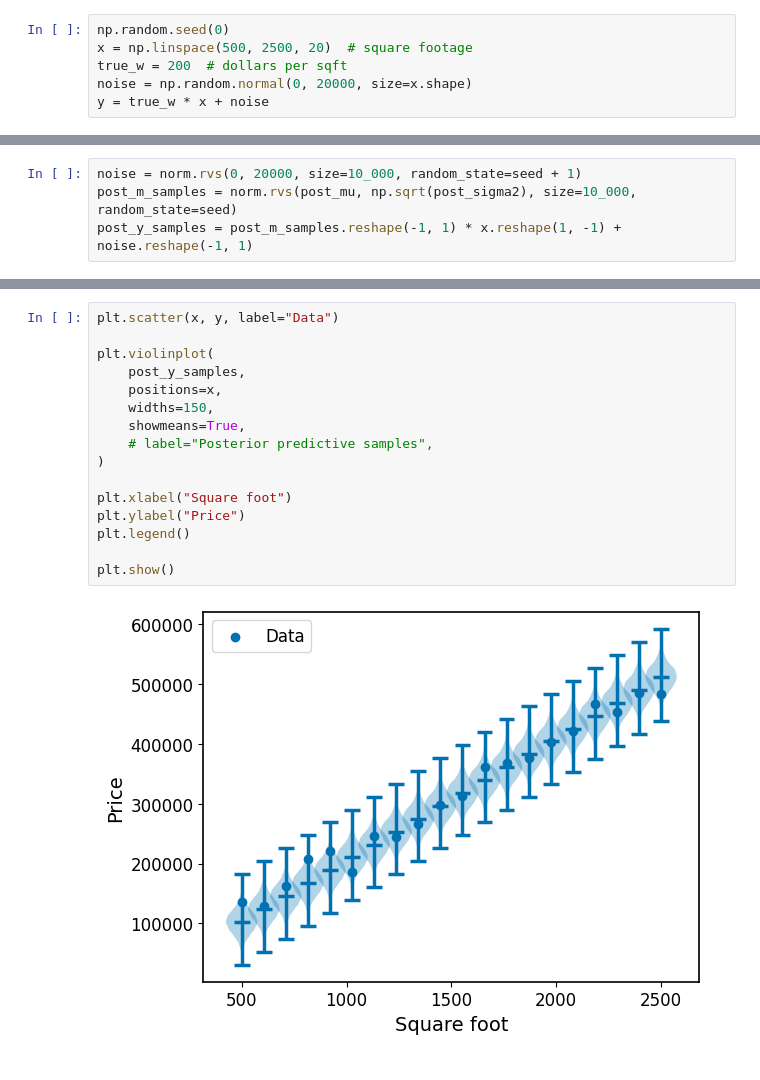
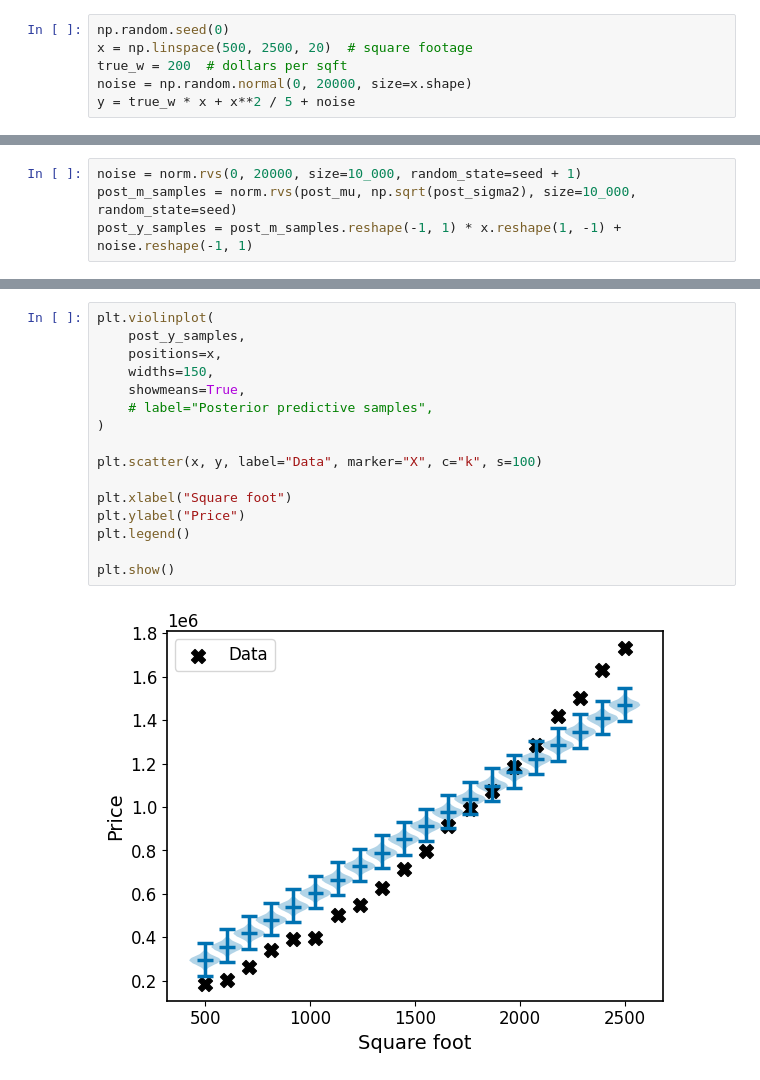
Before and after one commit to KrisNguyen135/Grokking-Bayes, a Jupyter notebook: ch04/02 - Bayesian linear regression.ipynb, the cells around one changed output, grey strips where cells are left out. Drawn from its saved outputs; the diff is of its cells as text.

```diff
--- a/ch04/02 - Bayesian linear regression.ipynb
+++ b/ch04/02 - Bayesian linear regression.ipynb
@@ -48,7 +48,7 @@ np.random.seed(0)
 x = np.linspace(500, 2500, 20)  # square footage
 true_w = 200  # dollars per sqft
 noise = np.random.normal(0, 20000, size=x.shape)
-y = true_w * x + noise
+y = true_w * x + x**2 / 5 + noise
 # %%
 post_sigma2 = 1 / (1 / sigma2 + (np.sum(x**2) / sigma2_noise))
 post_mu = post_sigma2 * (mu / sigma2 + np.sum(x * y) / sigma2_noise)
@@ -83,18 +95,18 @@ plt.show()
 # %%
-plt.scatter(x, y, label="Data")
-
 plt.violinplot(
     post_y_samples,
     positions=x,
     widths=150,
     showmeans=True,
     # label="Posterior predictive samples",
 )
 
+plt.scatter(x, y, label="Data", marker="X", c="k", s=100)
+
 plt.xlabel("Square foot")
 plt.ylabel("Price")
 plt.legend()
 
 plt.show()
 # %% [output]
-[figure, old version]
+[figure, new version]
```
Also changed, not shown: parts of 3 cells of this notebook, 7 other files.
